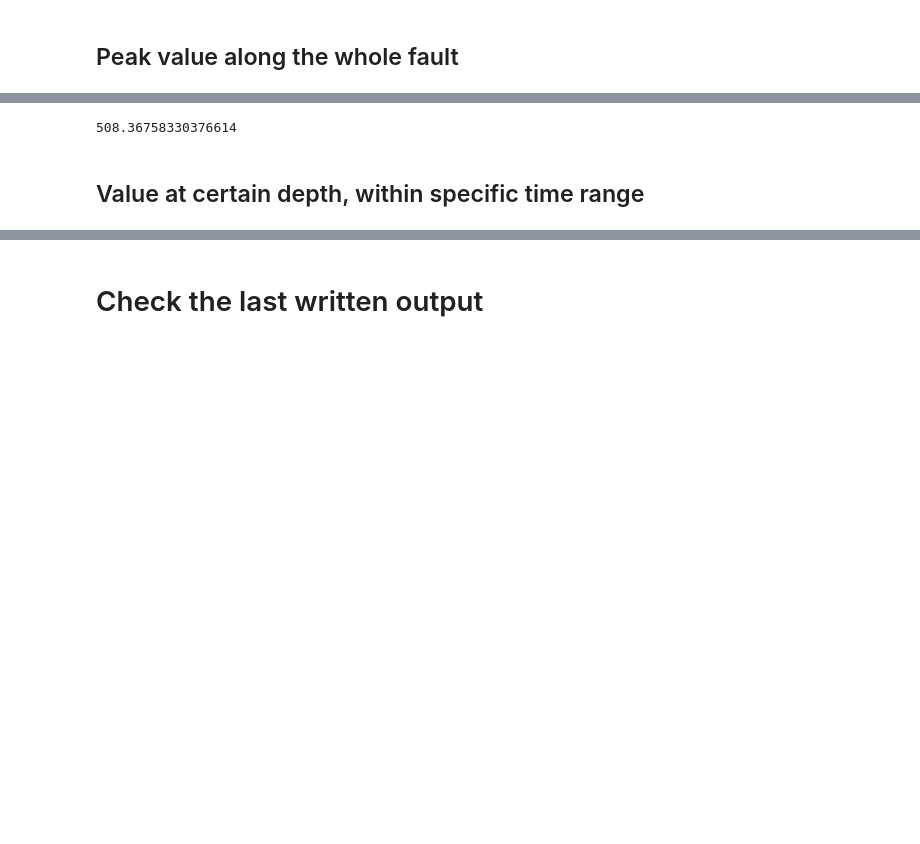
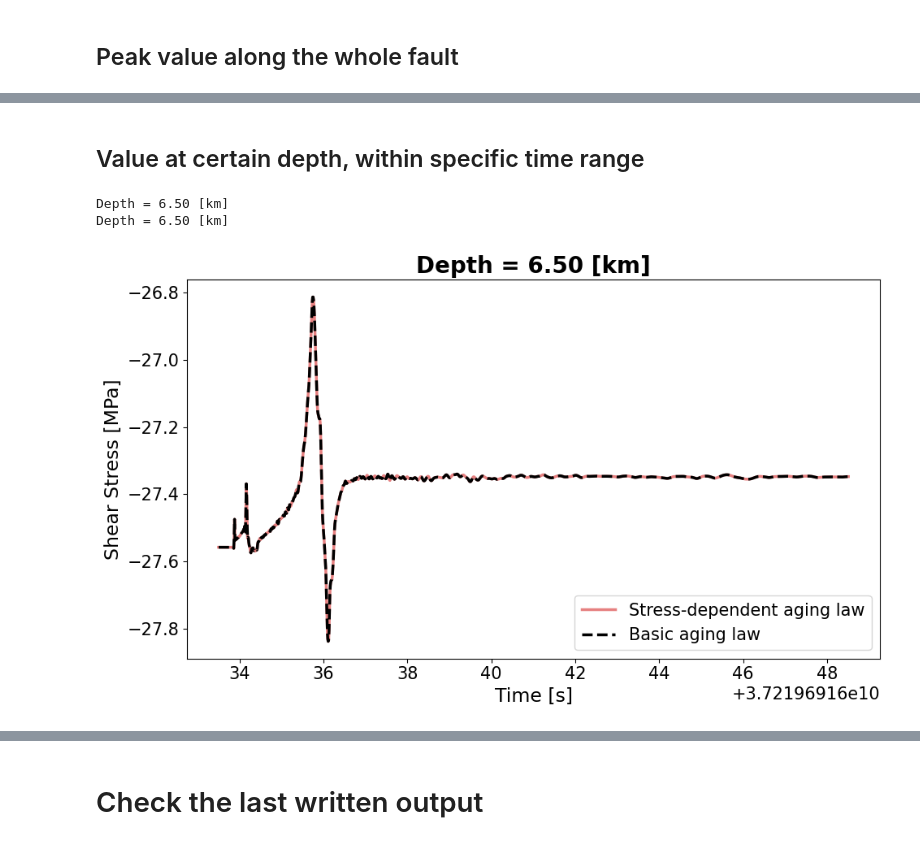
Before and after one commit to JeenaYun/jeena-tandem, a Jupyter notebook: scripts/compare_outputs.ipynb, the cells around one changed output, grey strips where cells are left out. Drawn from its saved outputs; the diff is of its cells as text; code cells hidden in the pictures; blank space fills up the shorter version.

```diff
--- a/scripts/compare_outputs.ipynb
+++ b/scripts/compare_outputs.ipynb
@@ -575,4 +582,0 @@ Mode: Maximum along fault
-# %%
-outputs2[0,-1,0]/sc.yr2sec
-# %% [output]
-508.36758330376614
@@ -625,6 +645,26 @@ plt.legend(fontsize=15,loc='lower left')
 plt.show()
 # %% [markdown]
 ## Value at certain depth, within specific time range
+# %%
+plt.rcParams['font.size'] = '15'
+plt.figure(figsize=(10,6))
+# plt.figure(figsize=(15,6))
+tdep,tvar = evdep[idx],'shearT'
+# i3 = np.where(outputs3[0,:,0]<=outputs3[0,0,0]+100)[0]
+# fout_time(save_dir2,outputs2,dep2,tdep,tvar,col=mp.mypink,plot_in_sec=True,lab='During perturbation',save_on=False)
+# fout_time(save_dir3,outputs3[:,i3,:],dep3,tdep,tvar,col=mp.myblue,plot_in_sec=True,lab='After perturbation',save_on=False)
+fout_time(save_dir2,outputs2[:,1:,:],dep2,tdep,tvar,col=mp.mypink,plot_in_sec=True,lab='Stress-dependent aging law',save_on=False)
+fout_time(save_dir4,outputs4[:,1:,:],dep4,tdep,tvar,col='k',plot_in_sec=True,lab='Basic aging law',save_on=False,ls='--')
+plt.legend(fontsize=15,loc='lower right')
+# plt.legend(fontsize=15,loc='upper right')
+# plt.xlim(outputs2[0,0,0]-.5,outputs3[0,0,0]+.5)
+# plt.xlim(outputs2[0,0,0]-.5,outputs3[0,0,0]+5)
+# plt.xlim(outputs2[0,-1,0]-1.5,outputs3[0,0,0]+1.5)
+plt.show()
+# %% [output]
+Depth = 6.50 [km]
+Depth = 6.50 [km]
+[figure, added]
 # %%
 plt.rcParams['font.size'] = '15'
 plt.figure(figsize=(15,6))
```
Also changed, not shown: parts of 20 cells of this notebook, 20 other files.
